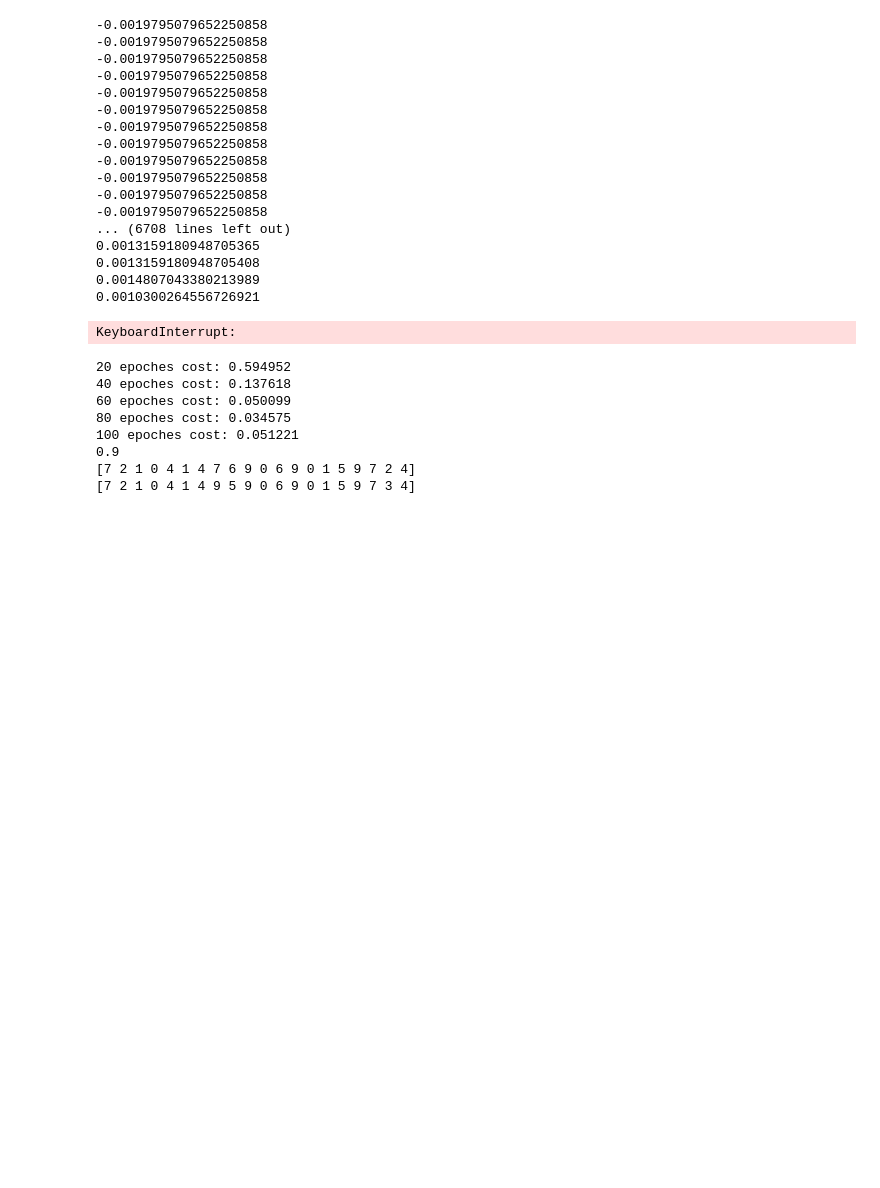
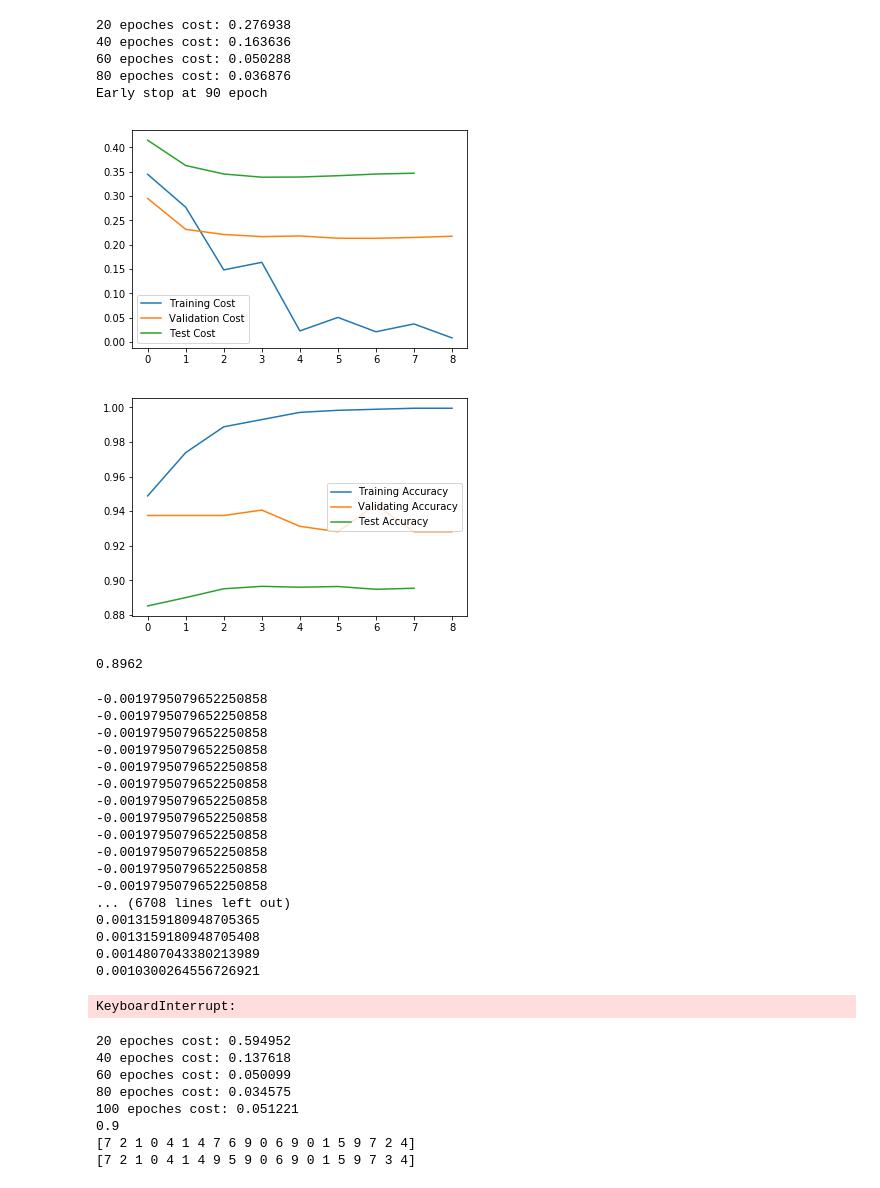
Before and after one commit to Fnjn/UCSD-CSE-253, a Jupyter notebook: hw2/hw2.ipynb, the cells around one changed output. Cells and saved outputs as stored; diff of their text form; code cells hidden in the pictures; blank space fills up the shorter version.

```diff
--- a/hw2/hw2.ipynb
+++ b/hw2/hw2.ipynb
@@ -67,3 +151,21 @@ print(np.argmax(test_Y, axis=0)[:20])
+# %%
+# this section of code was run with our adam
+layers = [784, 64, 10]
+
+model = NN_model(layers, 300, activation='sigmoid', early_stop=True, record=True,  record_period=10)
+train, val, test = model.fit(train_X, train_Y, holdout_X, holdout_Y, test_X, test_Y)
+model.predict(test_X, test_Y)
+plot_cost_acc(train, val, test)
+print(model.accuracy)
+# %% [output]
+20 epoches cost: 0.276938
+40 epoches cost: 0.163636
+60 epoches cost: 0.050288
+80 epoches cost: 0.036876
+Early stop at 90 epoch
+[figure, added]
+[figure, added]
+0.8962
 # %%
 model.gradient_check(train_X, train_Y)
 # %% [output]
```
Also changed, not shown: parts of 6 cells of this notebook, 7 other files.
